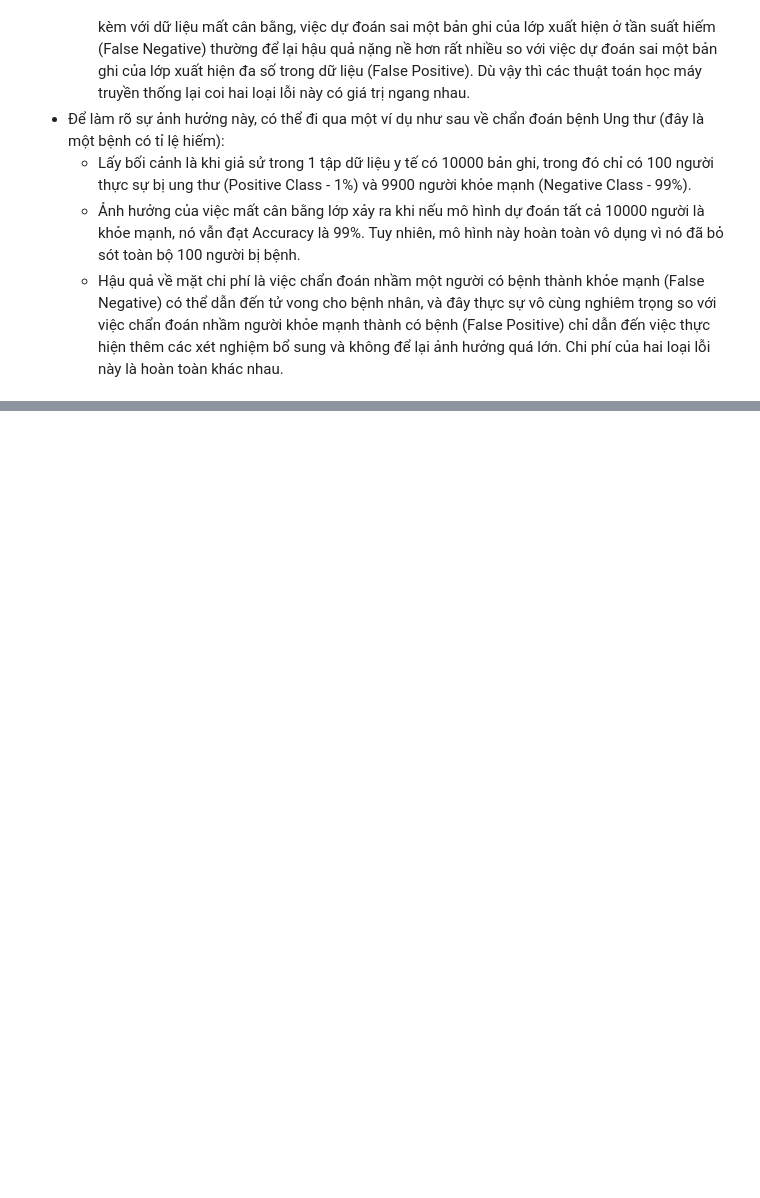
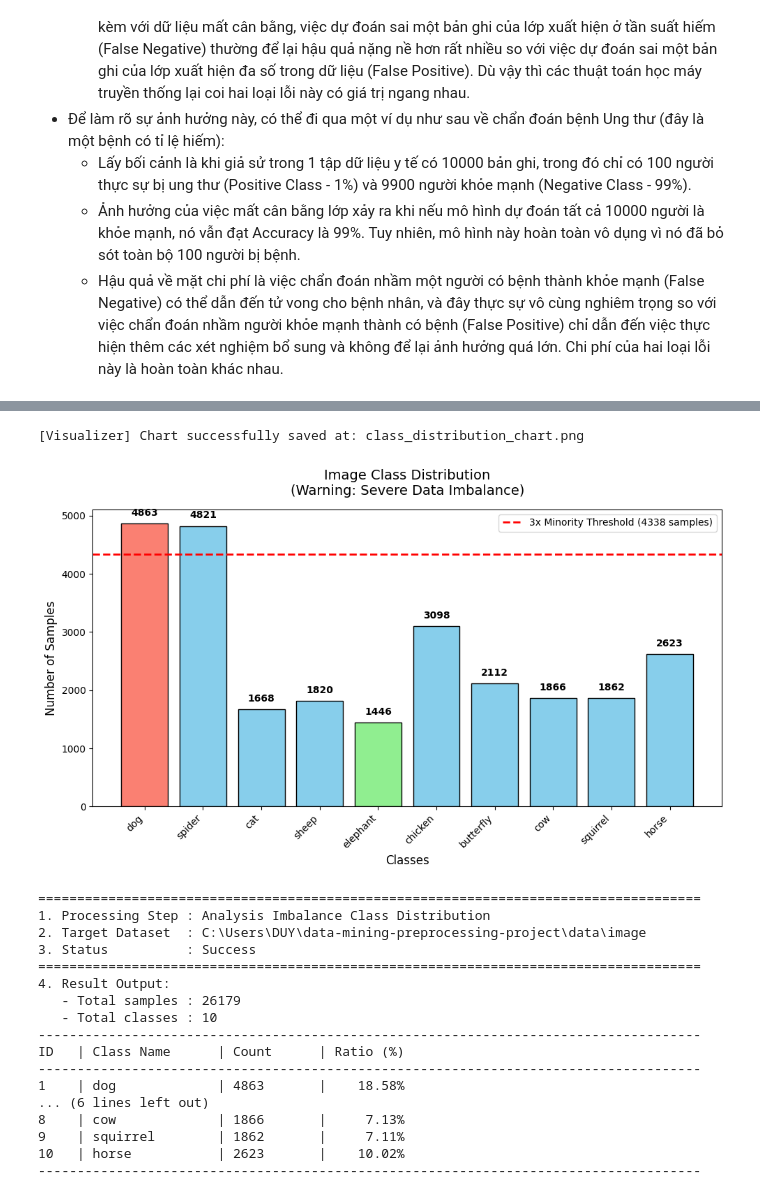
Before and after one commit to Taylor3691/mining-beyond-boundaries, a Jupyter notebook: notebooks/Hoang-image.imbalance.analysis.ipynb, the cells around one changed output, grey strips where cells are left out. Drawn from its saved outputs; the diff is of its cells as text; code cells hidden in the pictures; blank space fills up the shorter version.

Commit message:
docs:visualize and analyze imbalance

```diff
--- a/notebooks/Hoang-image.imbalance.analysis.ipynb
+++ b/notebooks/Hoang-image.imbalance.analysis.ipynb
@@ -32,3 +32,10 @@
     + Lấy bối cảnh là khi giả sử trong 1 tập dữ liệu y tế có 10000 bản ghi, trong đó chỉ có 100 người thực sự bị ung thư (Positive Class - 1%) và 9900 người khỏe mạnh (Negative Class - 99%).
     + Ảnh hưởng của việc mất cân bằng lớp xảy ra khi nếu mô hình dự đoán tất cả 10000 người là khỏe mạnh, nó vẫn đạt Accuracy là 99%. Tuy nhiên, mô hình này hoàn toàn vô dụng vì nó đã bỏ sót toàn bộ 100 người bị bệnh.
     + Hậu quả về mặt chi phí là việc chẩn đoán nhầm một người có bệnh thành khỏe mạnh (False Negative) có thể dẫn đến tử vong cho bệnh nhân, và đây thực sự vô cùng nghiêm trọng so với việc chẩn đoán nhầm người khỏe mạnh thành có bệnh (False Positive) chỉ dẫn đến việc thực hiện thêm các xét nghiệm bổ sung và không để lại ảnh hưởng quá lớn. Chi phí của hai loại lỗi này là hoàn toàn khác nhau.
+# %%
+from image.dataset import ImageDataset
+from config.settings import PATH_FOLDER_IMAGE_RAW
+
+dataset = ImageDataset(path=PATH_FOLDER_IMAGE_RAW)
+dataset.load()
+dataset.info()
@@ -34,0 +54,26 @@
+# %%
+from image.analysis_imbalance_class import Imbalance
+imbalance_service = Imbalance()
+dataset.accept(imbalance_service)
+imbalance_service.log()
+#Có bật resize
+# %% [output]
+[Visualizer] Chart successfully saved at: class_distribution_chart.png
+[figure, added]
+=====================================================================================
+1. Processing Step : Analysis Imbalance Class Distribution
+2. Target Dataset  : C:\Users\DUY\data-mining-preprocessing-project\data\image
+3. Status          : Success
+=====================================================================================
+4. Result Output:
+   - Total samples : 26179
+   - Total classes : 10
+-------------------------------------------------------------------------------------
+ID   | Class Name      | Count      | Ratio (%)
+-------------------------------------------------------------------------------------
+1    | dog             | 4863       |    18.58%
+... (6 lines left out)
+8    | cow             | 1866       |     7.13%
+9    | squirrel        | 1862       |     7.11%
+10   | horse           | 2623       |    10.02%
+-------------------------------------------------------------------------------------
```
Also changed, not shown: parts of 2 cells of this notebook.
